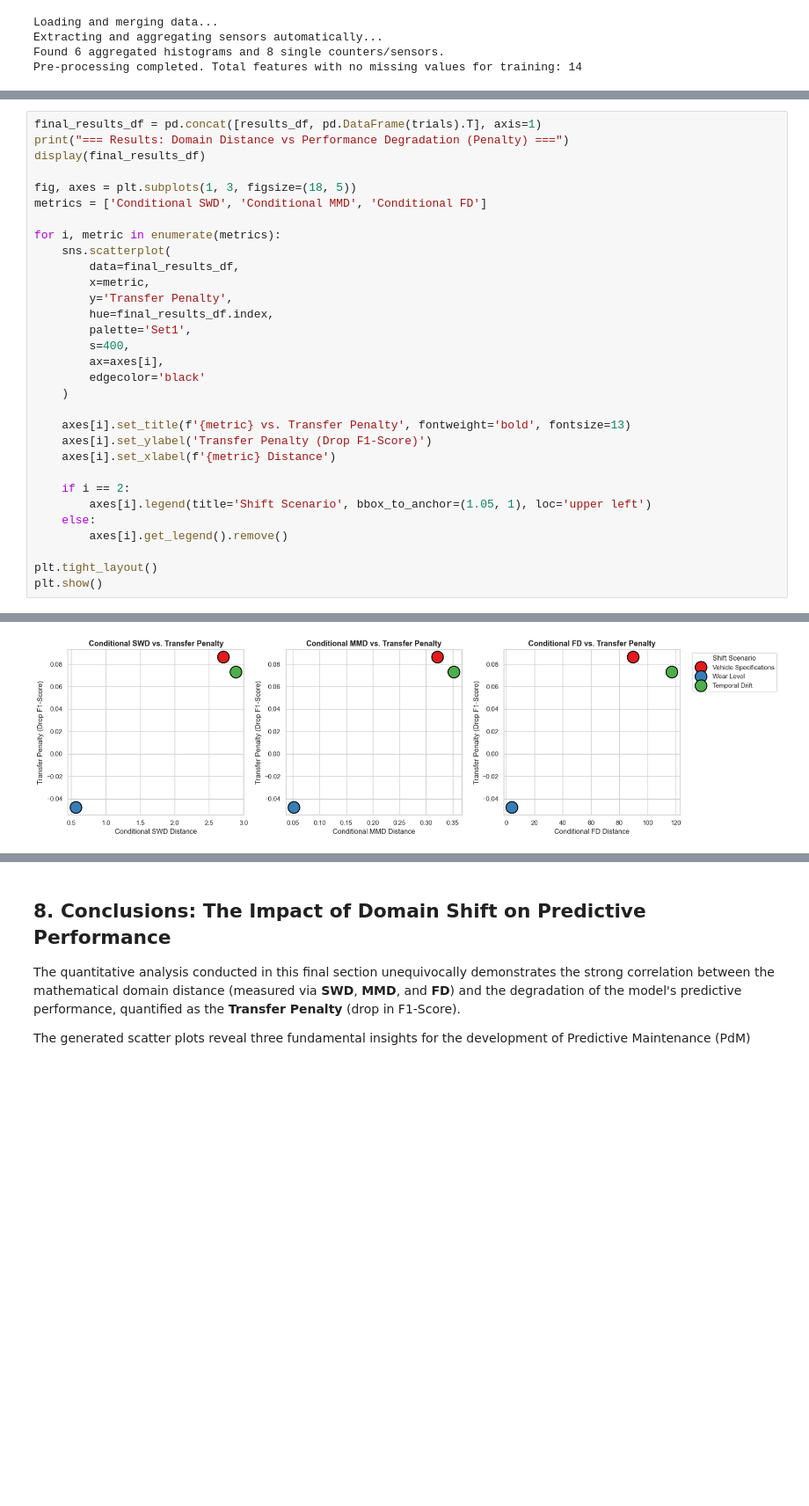
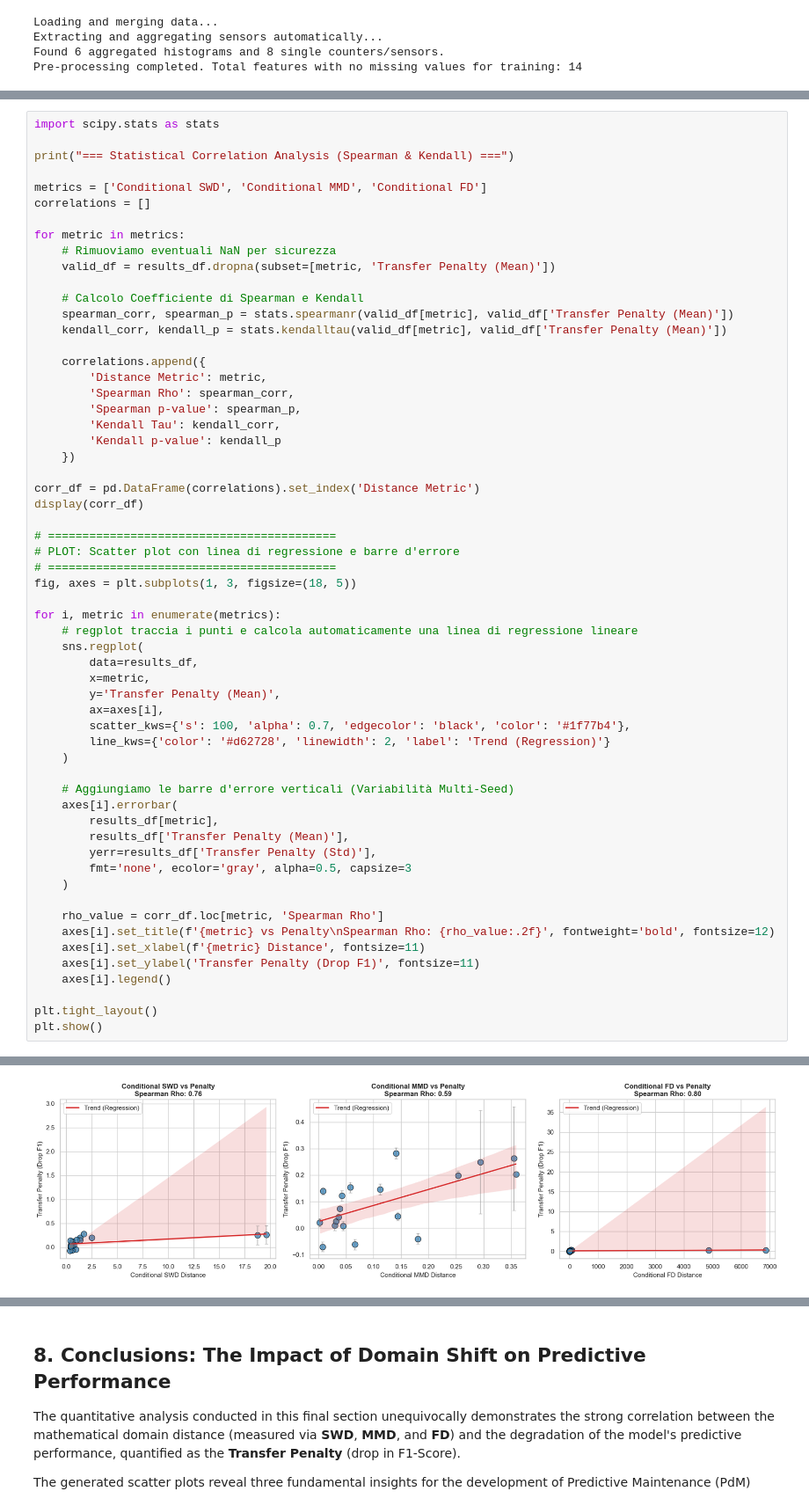
Before and after one commit to lollogiro/ai4i-transfer-learning-synthetic, a Jupyter notebook: stage2-transfer_learning/scania.ipynb, the cells around one changed output, grey strips where cells are left out. Shown at 88% size. Cells and saved outputs as stored; diff of their text form; blank space fills up the shorter version.

```diff
--- a/stage2-transfer_learning/scania.ipynb
+++ b/stage2-transfer_learning/scania.ipynb
@@ -235,31 +255,59 @@ Running Transfer Learning with Undersampling...
 # %%
-final_results_df = pd.concat([results_df, pd.DataFrame(trials).T], axis=1)
-print("=== Results: Domain Distance vs Performance Degradation (Penalty) ===")
-display(final_results_df)
+import scipy.stats as stats
 
+print("=== Statistical Correlation Analysis (Spearman & Kendall) ===")
+
+metrics = ['Conditional SWD', 'Conditional MMD', 'Conditional FD']
+correlations = []
+
+for metric in metrics:
+    # Rimuoviamo eventuali NaN per sicurezza
+    valid_df = results_df.dropna(subset=[metric, 'Transfer Penalty (Mean)'])
+
+    # Calcolo Coefficiente di Spearman e Kendall
+    spearman_corr, spearman_p = stats.spearmanr(valid_df[metric], valid_df['Transfer Penalty (Mean)'])
+    kendall_corr, kendall_p = stats.kendalltau(valid_df[metric], valid_df['Transfer Penalty (Mean)'])
+
+    correlations.append({
+        'Distance Metric': metric,
+        'Spearman Rho': spearman_corr,
+        'Spearman p-value': spearman_p,
+        'Kendall Tau': kendall_corr,
+        'Kendall p-value': kendall_p
+    })
+
+corr_df = pd.DataFrame(correlations).set_index('Distance Metric')
+display(corr_df)
+
+# ==========================================
+# PLOT: Scatter plot con linea di regressione e barre d'errore
+# ==========================================
 fig, axes = plt.subplots(1, 3, figsize=(18, 5))
-metrics = ['Conditional SWD', 'Conditional MMD', 'Conditional FD']
 
 for i, metric in enumerate(metrics):
-    sns.scatterplot(
-        data=final_results_df,
+    # regplot traccia i punti e calcola automaticamente una linea di regressione lineare
+    sns.regplot(
+        data=results_df,
         x=metric,
-        y='Transfer Penalty',
-        hue=final_results_df.index,
-        palette='Set1',
-        s=400,
+        y='Transfer Penalty (Mean)',
         ax=axes[i],
-        edgecolor='black'
+        scatter_kws={'s': 100, 'alpha': 0.7, 'edgecolor': 'black', 'color': '#1f77b4'},
+        line_kws={'color': '#d62728', 'linewidth': 2, 'label': 'Trend (Regression)'}
     )
 
-    axes[i].set_title(f'{metric} vs. Transfer Penalty', fontweight='bold', fontsize=13)
-    axes[i].set_ylabel('Transfer Penalty (Drop F1-Score)')
-    axes[i].set_xlabel(f'{metric} Distance')
+    # Aggiungiamo le barre d'errore verticali (Variabilità Multi-Seed)
+    axes[i].errorbar(
+        results_df[metric],
+        results_df['Transfer Penalty (Mean)'],
+        yerr=results_df['Transfer Penalty (Std)'],
+        fmt='none', ecolor='gray', alpha=0.5, capsize=3
+    )
 
-    if i == 2:
-        axes[i].legend(title='Shift Scenario', bbox_to_anchor=(1.05, 1), loc='upper left')
-    else:
-        axes[i].get_legend().remove()
+    rho_value = corr_df.loc[metric, 'Spearman Rho']
+    axes[i].set_title(f'{metric} vs Penalty\nSpearman Rho: {rho_value:.2f}', fontweight='bold', fontsize=12)
+    axes[i].set_xlabel(f'{metric} Distance', fontsize=11)
+    axes[i].set_ylabel('Transfer Penalty (Drop F1)', fontsize=11)
+    axes[i].legend()
 
 plt.tight_layout()
 plt.show()
@@ -272 +321 @@ plt.show()
-[figure, old version]
+[figure, new version]
```
Also changed, not shown: parts of 6 cells of this notebook.
